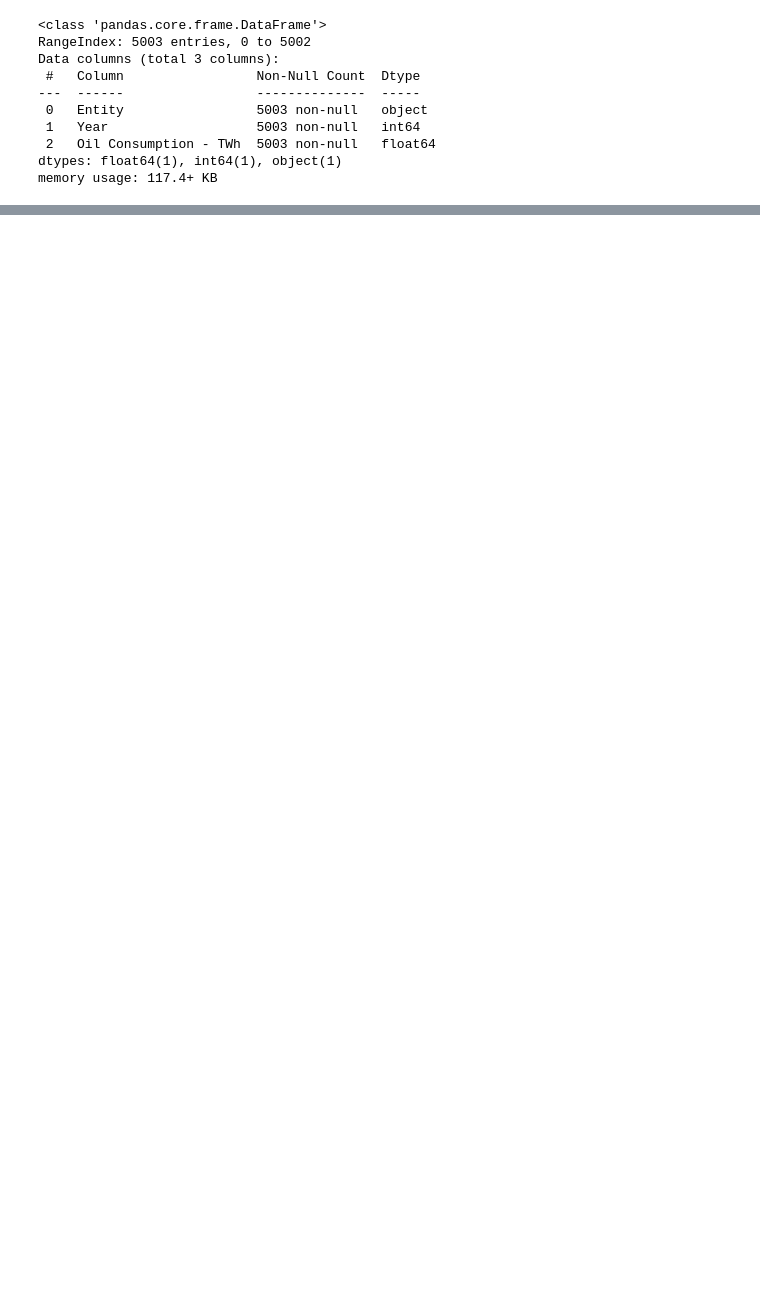
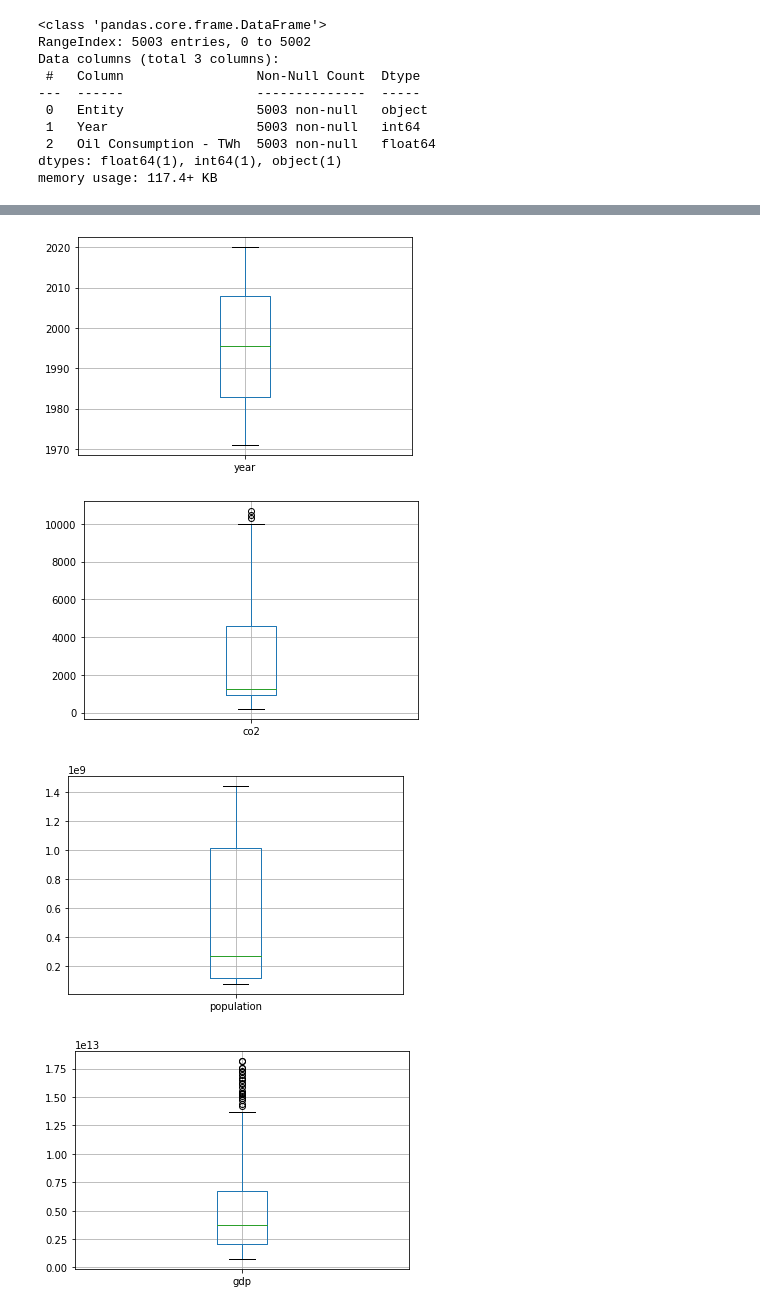
Before and after one commit to mattryczek/CIS-435-Project, a Jupyter notebook: Project EDA.ipynb, the cells around one changed output, grey strips where cells are left out. Drawn from its saved outputs; the diff is of its cells as text; code cells hidden in the pictures; blank space fills up the shorter version.

```diff
--- a/Project EDA.ipynb
+++ b/Project EDA.ipynb
@@ -320,0 +362,5 @@ final.to_csv('dataset.csv', index=False)
+# %%
+recents_1970 = final[final["year"] > 1970]
+
+recents_1970.info()
+recents_1970.isna().sum()
@@ -320,0 +434,3 @@ final.to_csv('dataset.csv', index=False)
+# %%
+recents = recents_1970
+recents.describe()
@@ -320,0 +447,11 @@ final.to_csv('dataset.csv', index=False)
+# %%
+plot_em = recents.select_dtypes(exclude=['object'])
+
+for col in plot_em:
+    plt.figure()
+    plot_em.boxplot([col], figsize=(12,8))
+# %% [output]
+[figure, added]
+[figure, added]
+[figure, added]
+[figure, added]
```
Also changed, not shown: parts of 23 cells of this notebook.
